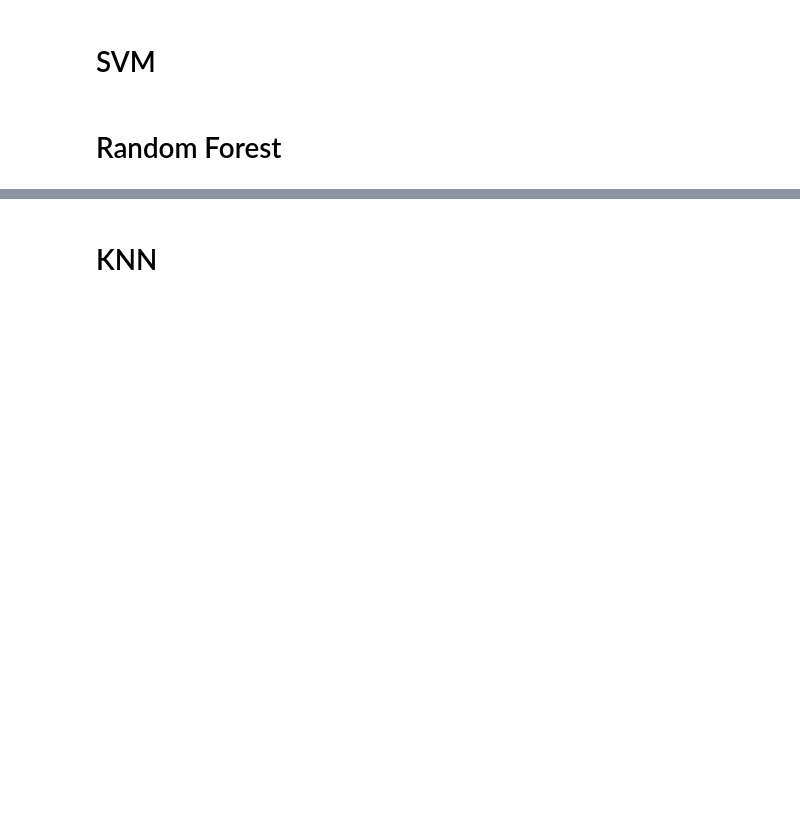
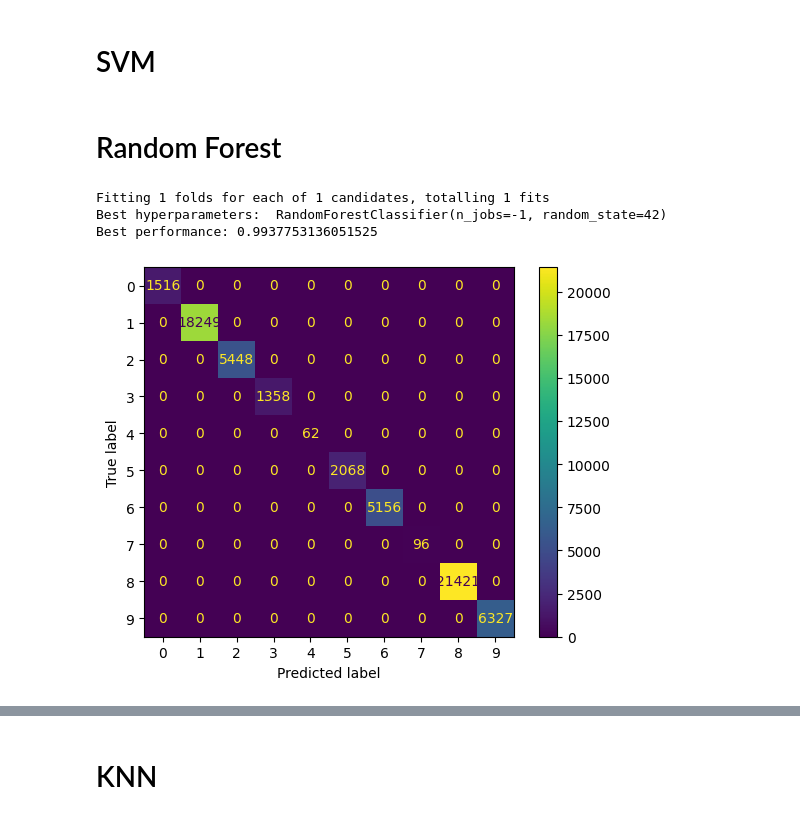
Before and after one commit to benzebra/data-analytics, a Jupyter notebook: TRAIN/main.ipynb, the cells around one changed output, grey strips where cells are left out. Saved outputs shown, nothing was run; the diff lists cells and outputs as text; code cells hidden in the pictures; blank space fills up the shorter version.

Commit message:
update cm images and stuffs

```diff
--- a/TRAIN/main.ipynb
+++ b/TRAIN/main.ipynb
@@ -70,14 +71,0 @@ n splits:  1
-# %%
-scaler = StandardScaler()
-scaler.fit(X_train)
-X_train = scaler.transform(X_train)
-X_val = scaler.transform(X_val)
-
-X = scaler.transform(X)
-
-pca = PCA(n_components='mle', svd_solver='full')
-pca.fit(X_train)
-X = pca.transform(X)
-
-# Apply PCA transformation to and X_val
-X_val = pca.transform(X_val)
@@ -108,21 +132,45 @@ X_val = pca.transform(X_val)
 # %% [markdown]
 # Random Forest
 # %%
-# #import random forest classifier
-# from sklearn.ensemble import RandomForestClassifier
-# from sklearn.model_selection import GridSearchCV
-# import pickle
+#import random forest classifier
+from sklearn.ensemble import RandomForestClassifier
+from sklearn.model_selection import GridSearchCV
+import pickle
 
-# param_grid = {  'n_estimators': [100, 200],
-#                 'criterion': ['gini', 'entropy']
-#                 }
+param_grid = {  'n_estimators': [100],
+                'criterion': ['gini']
+                }
 
-# scoring = ['balanced_accuracy','f1_weighted']
+scoring = ['balanced_accuracy','f1_weighted']
 
-# grid = GridSearchCV(RandomForestClassifier(random_state=seed,n_jobs=-1), param_grid,verbose=10,cv=ps,n_jobs=-1,scoring=scoring, refit='balanced_accuracy')
-# grid.fit(X, y)
-# file = open("rf.save","wb")
-# pickle.dump(grid.best_estimator_, file)
-# print("Best hyperparameters: ",grid.best_estimator_)
-# print("Best performance:",  grid.best_score_)
-# file.close()
+grid = GridSearchCV(RandomForestClassifier(random_state=seed,n_jobs=-1), param_grid,verbose=10,cv=ps,n_jobs=-1,scoring=scoring, refit='balanced_accuracy')
+grid.fit(X, y)
+file = open("rf.save","wb")
+pickle.dump(grid.best_estimator_, file)
+print("Best hyperparameters: ",grid.best_estimator_)
+print("Best performance:",  grid.best_score_)
+file.close()
+
+
+#do prediction on the test set
+y_pred = grid.predict(X_test)
+#plot confusion matrix
+cm = confusion_matrix(y_test, y_pred)
+disp = ConfusionMatrixDisplay(confusion_matrix=cm)
+disp.plot()
+plt.show()
+
+#do classification report
+from sklearn.metrics import classification_report,balanced_accuracy_score,f1_score
+print(classification_report(y_test, y_pred))
+
+#calculate balanced accuracy
+print("Balanced accuracy: ", balanced_accuracy_score(y_test, y_pred))
+
+#calculate f1 score
+print("F1 score: ", f1_score(y_test, y_pred, average='weighted'))
+# %% [output]
+Fitting 1 folds for each of 1 candidates, totalling 1 fits
+Best hyperparameters:  RandomForestClassifier(n_jobs=-1, random_state=42)
+Best performance: 0.9937753136051525
+[figure, added]
```
Also changed, not shown: parts of 5 cells of this notebook, 4 other files.
